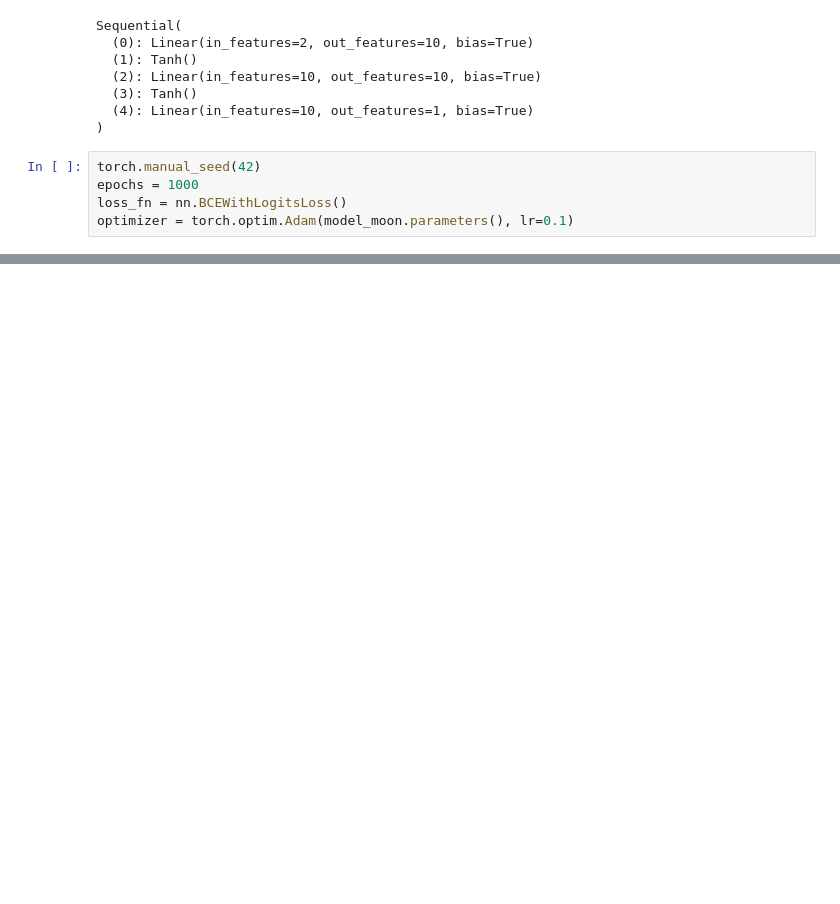
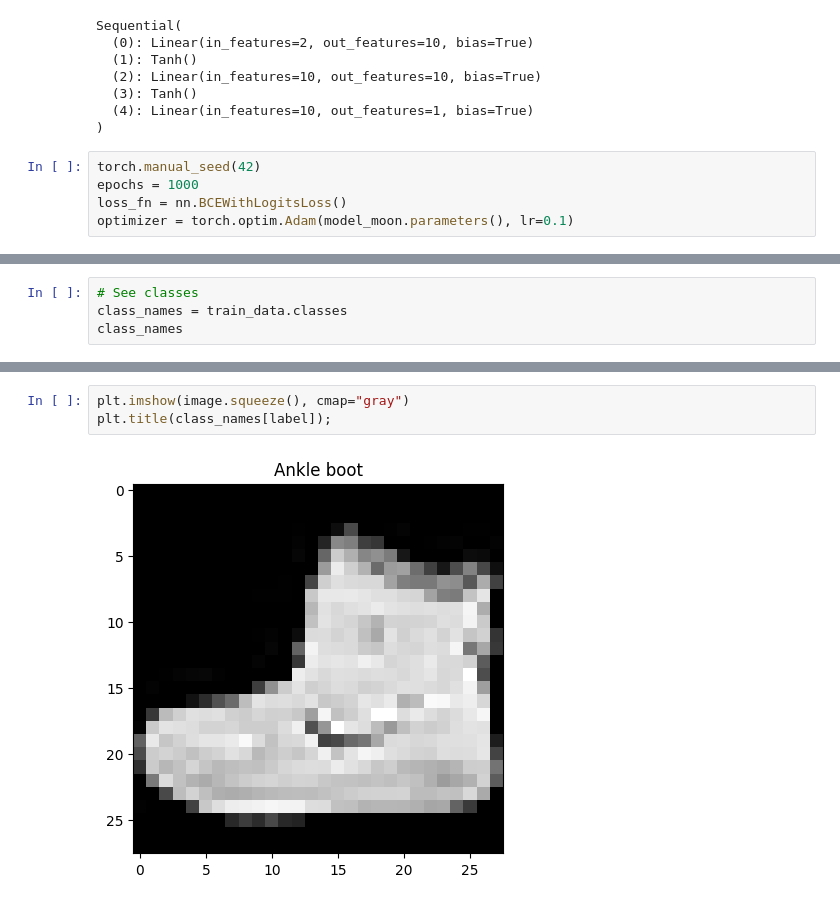
Before and after one commit to maazali04/deep-learning-campusx, a Jupyter notebook: deep_learning_ZerotoHero.ipynb, the cells around one changed output, grey strips where cells are left out. Saved outputs shown, nothing was run; the diff lists cells and outputs as text; blank space fills up the shorter version.

```diff
--- a/deep_learning_ZerotoHero.ipynb
+++ b/deep_learning_ZerotoHero.ipynb
@@ -1289,0 +1362,4 @@ plot_decision_boundary(model_moon, X, y)
+# %%
+# See classes
+class_names = train_data.classes
+class_names
@@ -1289,0 +1386,5 @@ plot_decision_boundary(model_moon, X, y)
+# %%
+plt.imshow(image.squeeze(), cmap="gray")
+plt.title(class_names[label]);
+# %% [output]
+[figure, added]
```
Also changed, not shown: parts of 51 cells of this notebook.
